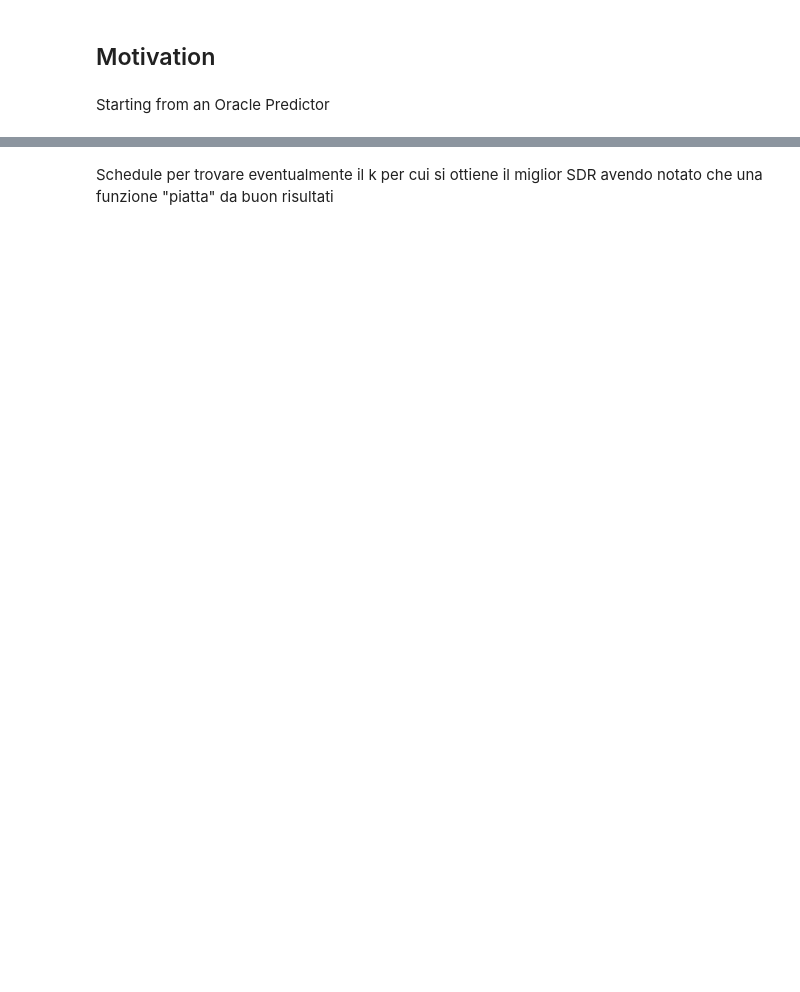
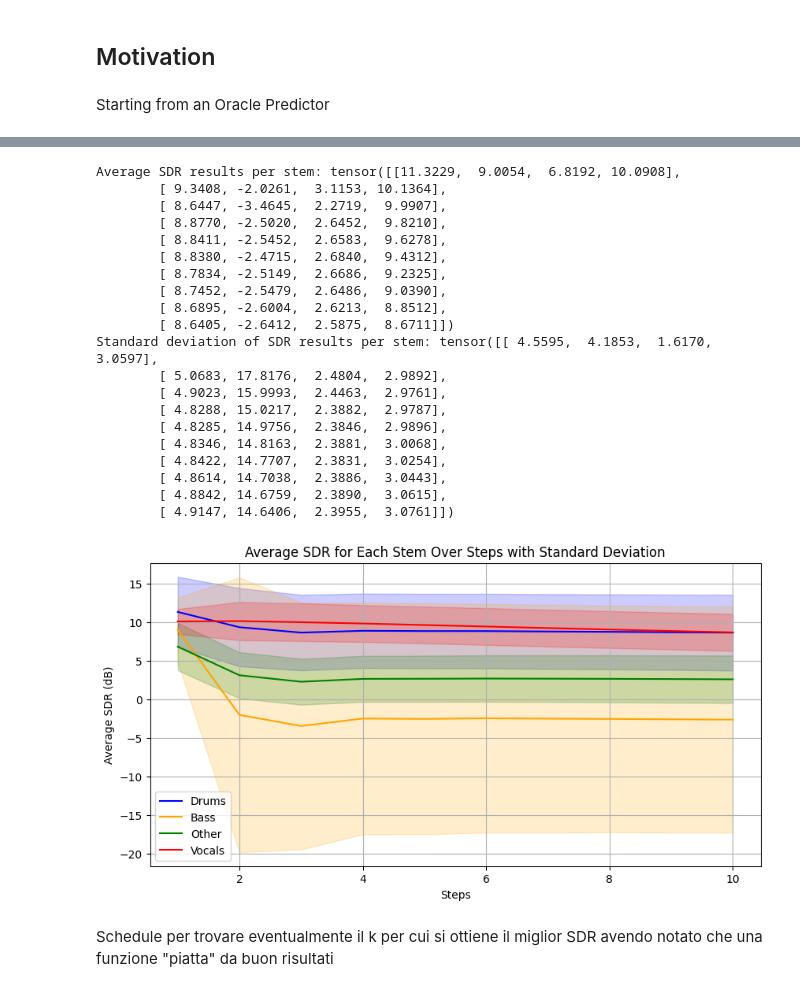
Before and after one commit to alessandromanattini/DEMIXING, a Jupyter notebook: L12_Magalini_Manattini_Marri.ipynb, the cells around one changed output, grey strips where cells are left out. Drawn from its saved outputs; the diff is of its cells as text; code cells hidden in the pictures; blank space fills up the shorter version.

```diff
--- a/L12_Magalini_Manattini_Marri.ipynb
+++ b/L12_Magalini_Manattini_Marri.ipynb
@@ -582,0 +647,23 @@ def schedule(initial_gains, step, steps, target_stem, schedule_type):
+# %%
+def add_target_to_mixture(mix, separated_sources, index, step, steps, k):
+    """
+    Create a new mixture by applying a smooth transition function to the target stem.
+
+    Args:
+        mix (torch.Tensor): Original mixture tensor.
+        separated_sources (torch.Tensor): Tensor of separated sources.
+        index (int): Index of the target stem in the separated sources.
+        step (int): Current step in the progressive inference.
+        steps (int): Total number of steps.
+        k (float): Parameter for the smooth transition function.
+
+    Returns:
+        torch.Tensor: New mixture tensor.
+    """
+    new_mix = torch.zeros_like(mix)
+    x = (step + 1) / steps
+    n = 0.001
+    beta = ((x**n) / (x**n + (1 - x)**n))**k  # Smooth transition function
+    new_mix = mix * (1 - beta) + separated_sources[:, index] * beta
+    new_mix = new_mix / new_mix.max()  # Normalize the new mixture
+    return new_mix
@@ -1063,17 +1051,14 @@ def progressive_inference_across_dataset_V2(
 # %%
 # use the function to evaluate SDR across all the dataset using progressive inference
-average_sdr = progressive_inference_across_dataset_V2(
+sdr_mean_add_to_mix, sdr_std_add_to_mix = sdr_across_dataset(
     dataset_dict_reduced,
     model,
     sample_rate,
-    SEGMENT_LENGTH,
     device,
+    normalize=True,
+    overlap=0.0,
     target_stem="vocals",
-    normalize=True,
+    steps = 10,
+    mixture_update_mode="add to mixture",
     k = 0.2652648715024215,
-    steps=20,
-    schedule_type="linear",
-    overlap=0.0,
-    initial_gains={"bass": 0.25, "drums": 0.25, "vocals": 0.25, "other": 0.25},
-    wiener_filter=False
 )
@@ -1132,2 +1065,26 @@ Average SDR results per stem: tensor([[  9.0054,  -2.1056,  -4.5207,  -3.7267,
+# %%
+plot_sdr_results_with_std(sdr_mean_add_to_mix, sdr_std_add_to_mix)
+# %% [output]
+Average SDR results per stem: tensor([[11.3229,  9.0054,  6.8192, 10.0908],
+        [ 9.3408, -2.0261,  3.1153, 10.1364],
+        [ 8.6447, -3.4645,  2.2719,  9.9907],
+        [ 8.8770, -2.5020,  2.6452,  9.8210],
+        [ 8.8411, -2.5452,  2.6583,  9.6278],
+        [ 8.8380, -2.4715,  2.6840,  9.4312],
+        [ 8.7834, -2.5149,  2.6686,  9.2325],
+        [ 8.7452, -2.5479,  2.6486,  9.0390],
+        [ 8.6895, -2.6004,  2.6213,  8.8512],
+        [ 8.6405, -2.6412,  2.5875,  8.6711]])
+Standard deviation of SDR results per stem: tensor([[ 4.5595,  4.1853,  1.6170,  3.0597],
+        [ 5.0683, 17.8176,  2.4804,  2.9892],
+        [ 4.9023, 15.9993,  2.4463,  2.9761],
+        [ 4.8288, 15.0217,  2.3882,  2.9787],
+        [ 4.8285, 14.9756,  2.3846,  2.9896],
+        [ 4.8346, 14.8163,  2.3881,  3.0068],
+        [ 4.8422, 14.7707,  2.3831,  3.0254],
+        [ 4.8614, 14.7038,  2.3886,  3.0443],
+        [ 4.8842, 14.6759,  2.3890,  3.0615],
+        [ 4.9147, 14.6406,  2.3955,  3.0761]])
+[figure, added]
 # %% [markdown]
 Schedule per trovare eventualmente il k per cui si ottiene il miglior SDR avendo notato che una funzione "piatta" da buon risultati
```
Also changed, not shown: parts of 56 cells of this notebook.
